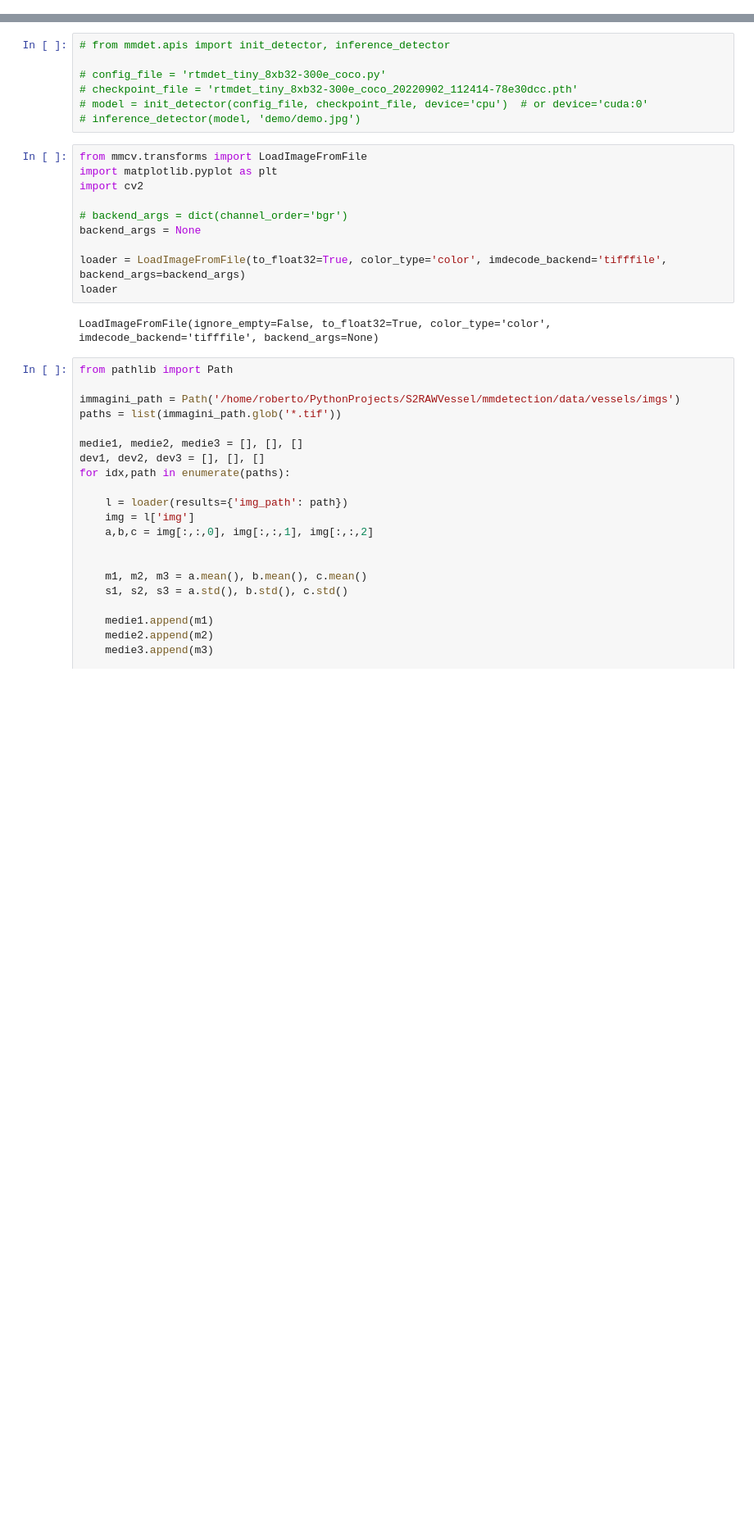
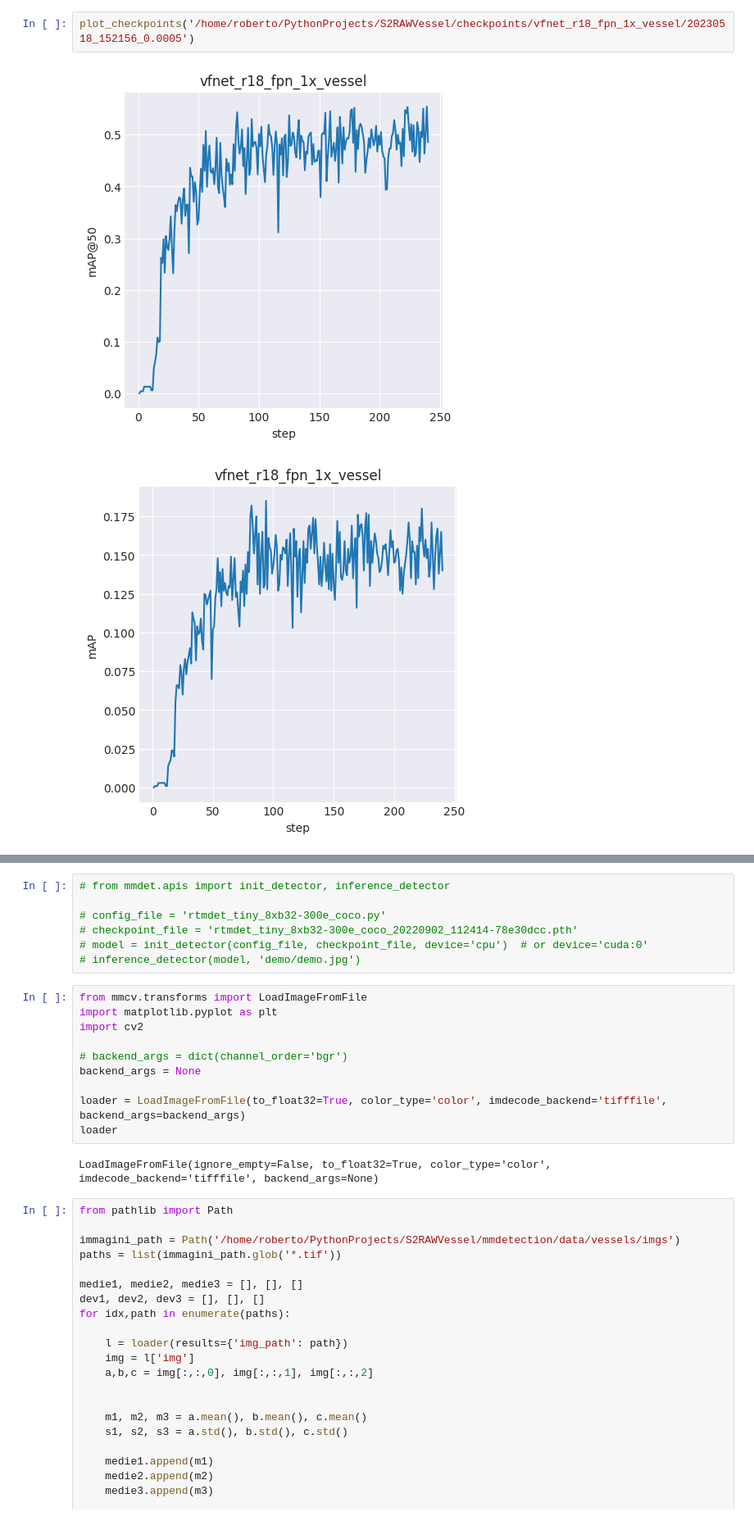
Before and after one commit to UninaLabs-EO/mmdetection, a Jupyter notebook: statAnalysis.ipynb, the cells around one changed output, grey strips where cells are left out. Shown at 82% size. Saved outputs shown, nothing was run; the diff lists cells and outputs as text; blank space fills up the shorter version.

```diff
--- a/statAnalysis.ipynb
+++ b/statAnalysis.ipynb
@@ -0,0 +159,5 @@
+# %%
+plot_checkpoints('/home/roberto/PythonProjects/S2RAWVessel/checkpoints/vfnet_r18_fpn_1x_vessel/20230518_152156_0.0005')
+# %% [output]
+[figure, added]
+[figure, added]
```
Also changed, not shown: parts of 10 cells of this notebook, 15 other files.
